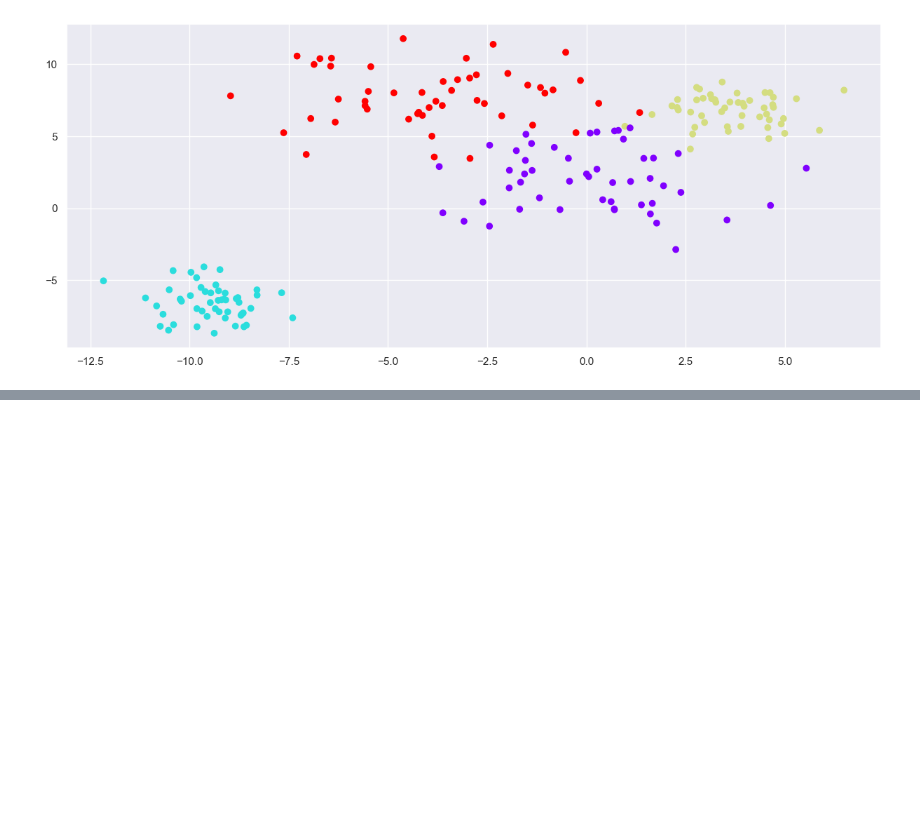
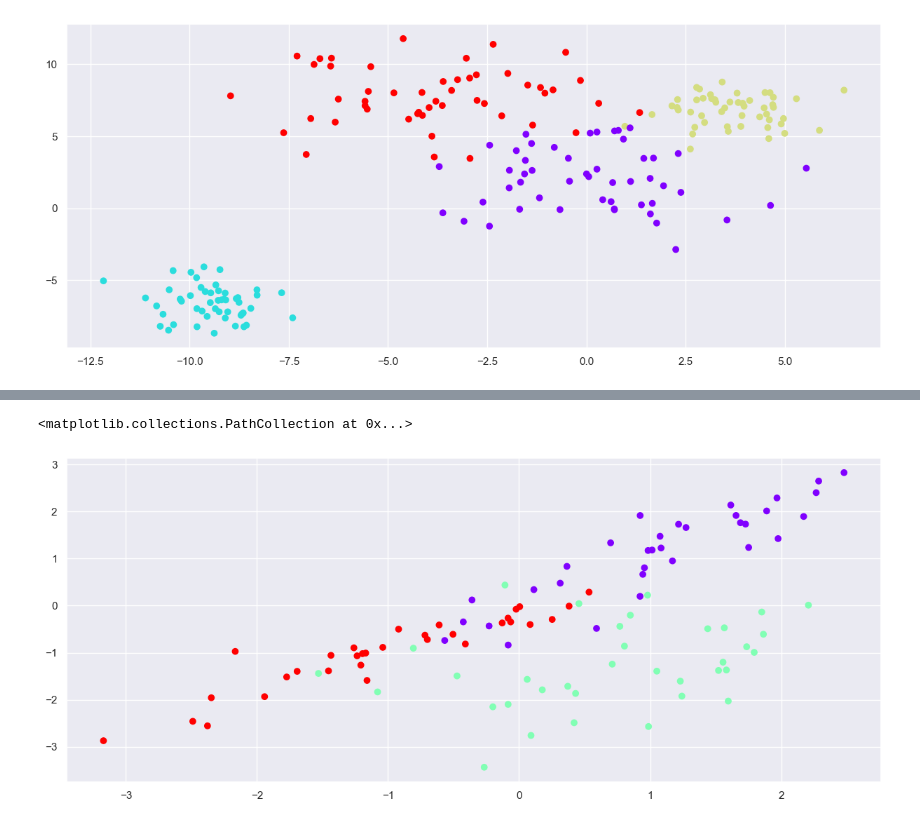
Before and after one commit to ludiemert/Unsupervised_Models, a Jupyter notebook: 1_Unsupervised_Learning.ipynb, the cells around one changed output, grey strips where cells are left out. Cells and saved outputs as stored; diff of their text form; code cells hidden in the pictures; blank space fills up the shorter version.

```diff
--- a/1_Unsupervised_Learning.ipynb
+++ b/1_Unsupervised_Learning.ipynb
@@ -50,0 +227,12 @@ plt.scatter(data[0][:,0],data[0][:,1], c=data[1], cmap='rainbow')
+# %%
+from sklearn.datasets import make_classification, make_gaussian_quantiles
+
+
+data = make_classification(n_features=2, n_redundant=0, n_informative=2, n_clusters_per_class=1,
+                           n_classes=3, random_state=21)
+
+fig, ax = plt.subplots(figsize=(15, 6))
+plt.scatter(data[0][:,0],data[0][:,1],c=data[1],cmap='rainbow')
+# %% [output]
+<matplotlib.collections.PathCollection at 0x...>
+[figure, added]
```
Also changed, not shown: parts of 11 cells of this notebook.
